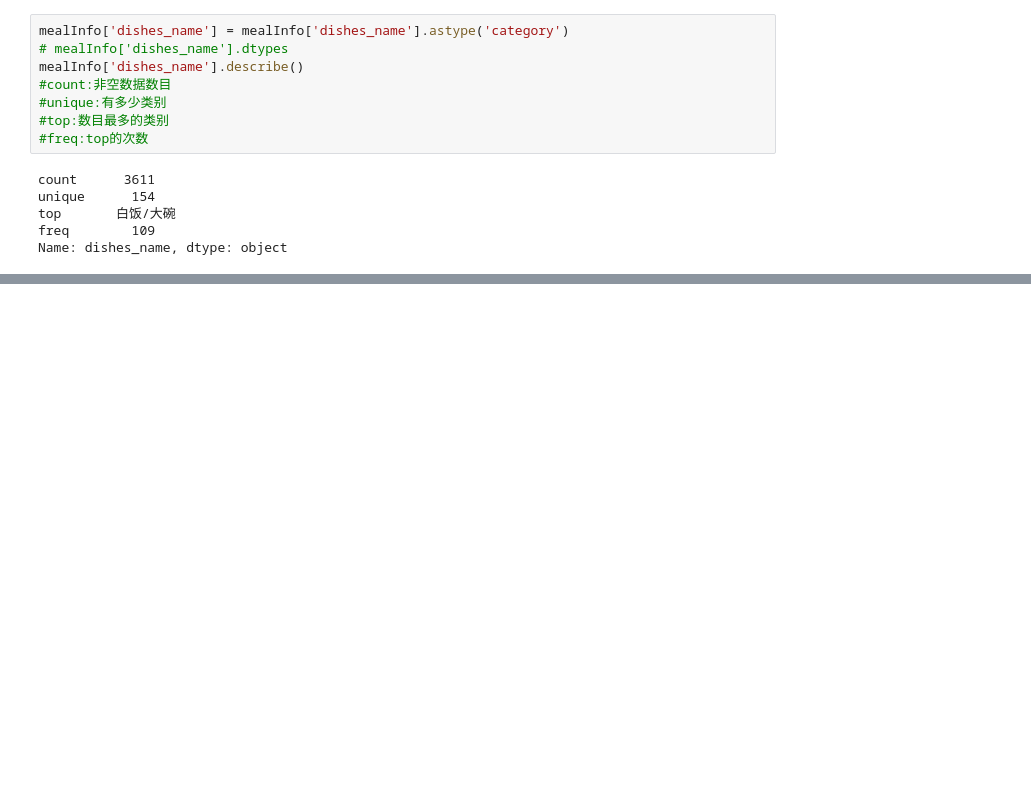
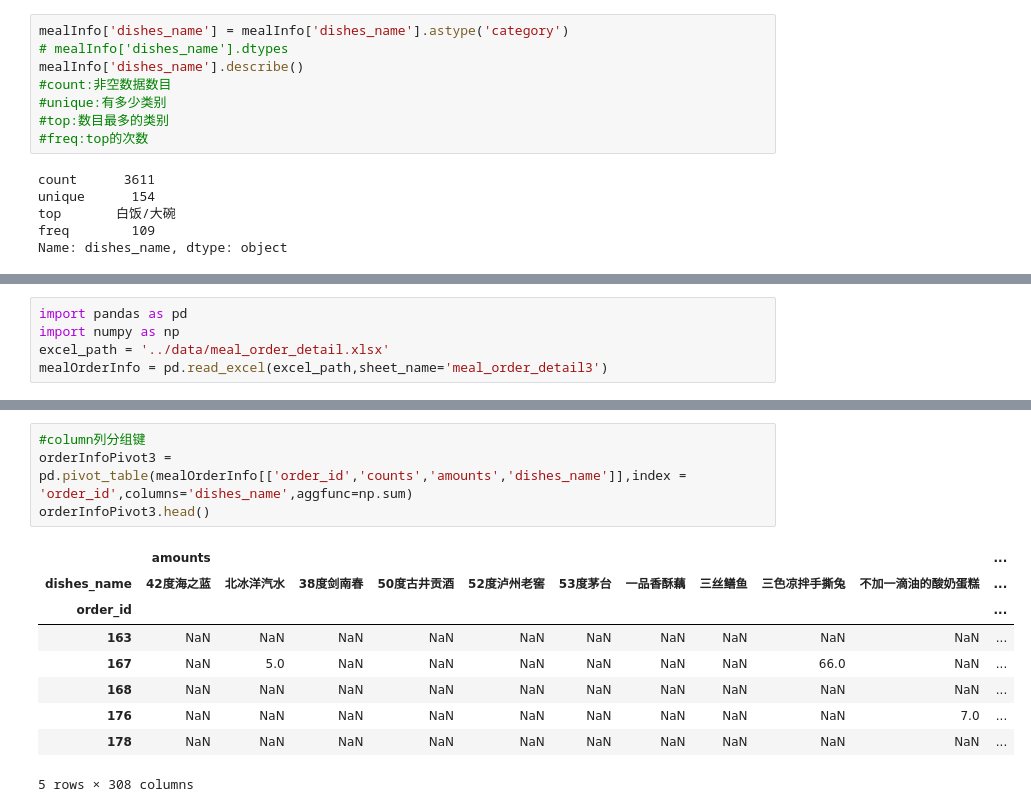
Before and after one commit to josonle/datas-processing, a Jupyter notebook: code/2018007夏/20180729_夏_数据分析.ipynb, the cells around one changed output, grey strips where cells are left out. Cells and saved outputs as stored; diff of their text form; blank space fills up the shorter version.

```diff
--- a/code/2018007夏/20180729_夏_数据分析.ipynb
+++ b/code/2018007夏/20180729_夏_数据分析.ipynb
@@ -1251,0 +1605,5 @@ Name: dishes_name, dtype: object
+# %%
+import pandas as pd
+import numpy as np
+excel_path = '../data/meal_order_detail.xlsx'
+mealOrderInfo = pd.read_excel(excel_path,sheet_name='meal_order_detail3')
@@ -1251,0 +1653,14 @@ Name: dishes_name, dtype: object
+# %%
+#column列分组键
+orderInfoPivot3 = pd.pivot_table(mealOrderInfo[['order_id','counts','amounts','dishes_name']],index = 'order_id',columns='dishes_name',aggfunc=np.sum)
+orderInfoPivot3.head()
+# %% [output]
+|  | amounts |  |  |  |  |  |  |  |  |  | ... |
+| dishes_name | 42度海之蓝 | 北冰洋汽水 | 38度剑南春 | 50度古井贡酒 | 52度泸州老窖 | 53度茅台 | 一品香酥藕 | 三丝鳝鱼 | 三色凉拌手撕兔 | 不加一滴油的酸奶蛋糕 | ... |
+| order_id |  |  |  |  |  |  |  |  |  |  | ... |
+| 163 | NaN | NaN | NaN | NaN | NaN | NaN | NaN | NaN | NaN | NaN | ... |
+| 167 | NaN | 5.0 | NaN | NaN | NaN | NaN | NaN | NaN | 66.0 | NaN | ... |
+| 168 | NaN | NaN | NaN | NaN | NaN | NaN | NaN | NaN | NaN | NaN | ... |
+| 176 | NaN | NaN | NaN | NaN | NaN | NaN | NaN | NaN | NaN | 7.0 | ... |
+| 178 | NaN | NaN | NaN | NaN | NaN | NaN | NaN | NaN | NaN | NaN | ... |
+5 rows × 308 columns
```
Also changed, not shown: parts of 94 cells of this notebook, 1 other file.
